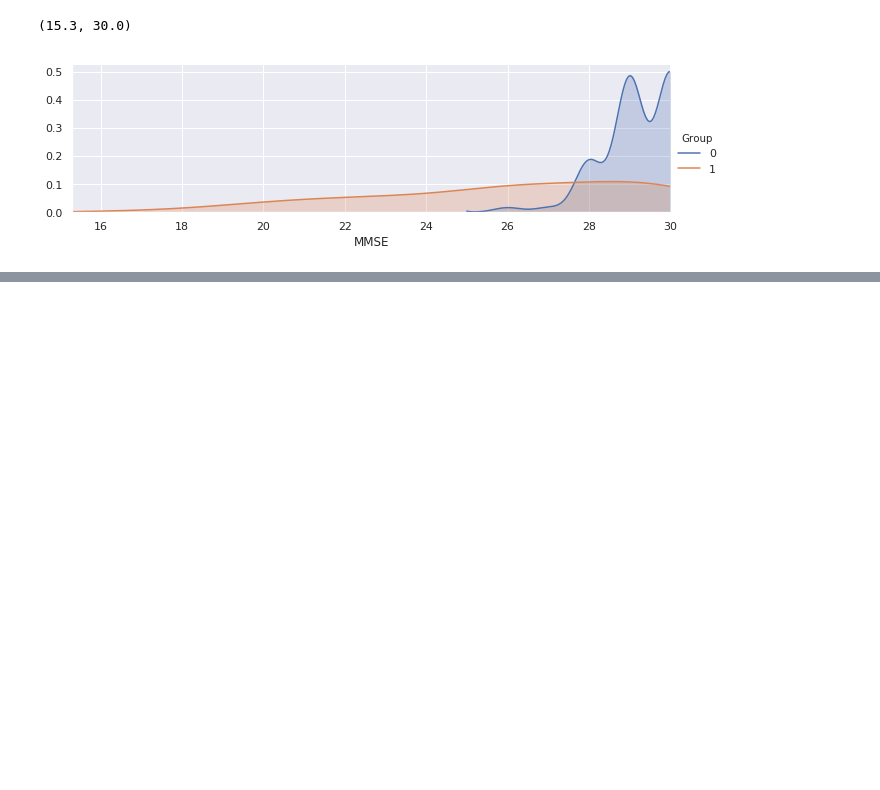
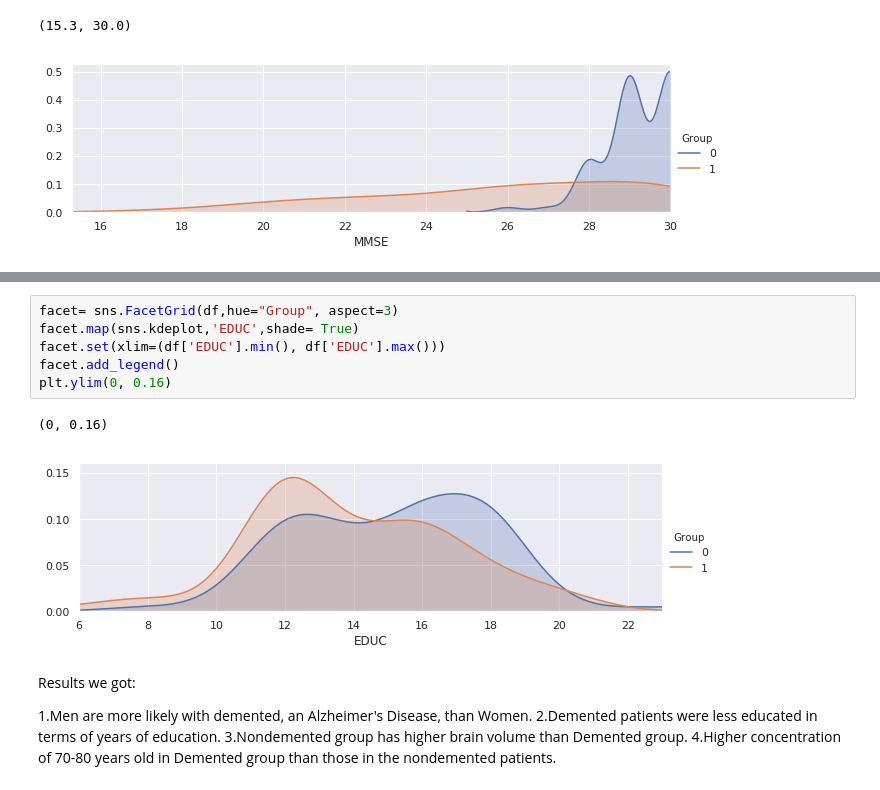
Before and after one commit to abh0798/ML-Project, a Jupyter notebook: Untitled0.ipynb, the cells around one changed output, grey strips where cells are left out. Saved outputs shown, nothing was run; the diff lists cells and outputs as text; blank space fills up the shorter version.

```diff
--- a/Untitled0.ipynb
+++ b/Untitled0.ipynb
@@ -119,0 +160,13 @@ plt.xlim(15.30)
+# %%
+facet= sns.FacetGrid(df,hue="Group", aspect=3)
+facet.map(sns.kdeplot,'EDUC',shade= True)
+facet.set(xlim=(df['EDUC'].min(), df['EDUC'].max()))
+facet.add_legend()
+plt.ylim(0, 0.16)
+# %% [output]
+(0, 0.16)
+[figure, added]
+# %% [markdown]
+Results we got:
+
+1.Men are more likely with demented, an Alzheimer's Disease, than Women. 2.Demented patients were less educated in terms of years of education. 3.Nondemented group has higher brain volume than Demented group. 4.Higher concentration of 70-80 years old in Demented group than those in the nondemented patients.
```
Also changed, not shown: parts of 6 cells of this notebook.
